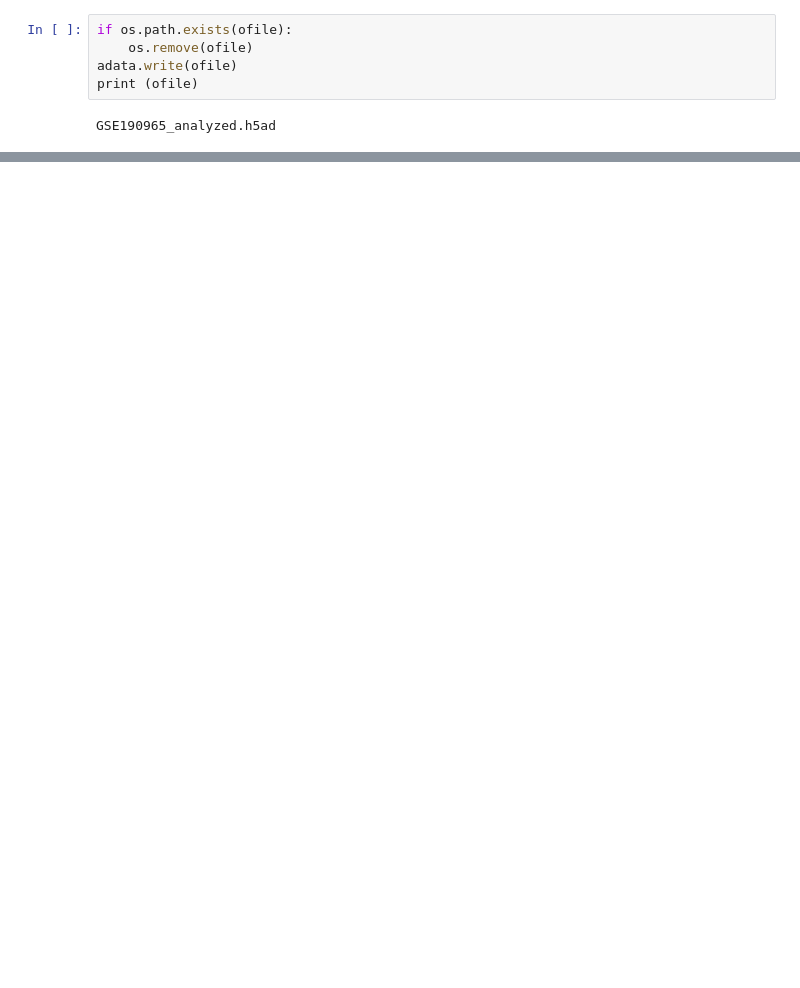
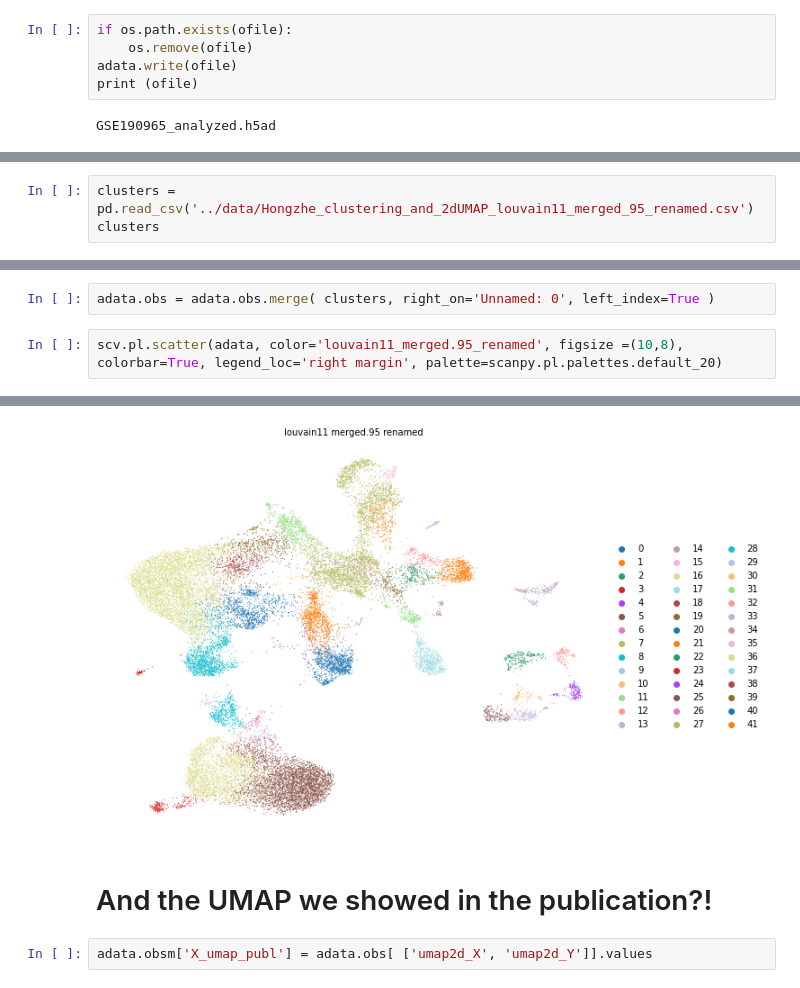
Before and after one commit to Hongzhe2022/MSC_BM_scripts, a Jupyter notebook: scripts/Load_GEO_data_analyze_it.ipynb, the cells around one changed output, grey strips where cells are left out. Cells and saved outputs as stored; diff of their text form; blank space fills up the shorter version.

Commit message:
Load clusters and old UMAP into Python, too.

```diff
--- a/scripts/Load_GEO_data_analyze_it.ipynb
+++ b/scripts/Load_GEO_data_analyze_it.ipynb
@@ -212,0 +215,3 @@ GSE190965_analyzed.h5ad
+# %%
+clusters = pd.read_csv('../data/Hongzhe_clustering_and_2dUMAP_louvain11_merged_95_renamed.csv')
+clusters
@@ -212,0 +232,5 @@ GSE190965_analyzed.h5ad
+# %%
+adata.obs = adata.obs.merge( clusters, right_on='Unnamed: 0', left_index=True )
+# %%
+scv.pl.scatter(adata, color='louvain11_merged.95_renamed', figsize =(10,8), colorbar=True, legend_loc='right margin', palette=scanpy.pl.palettes.default_20)
+# %% [output]
@@ -212,0 +238,5 @@ GSE190965_analyzed.h5ad
+[figure, added]
+# %% [markdown]
+# And the UMAP we showed in the publication?!
+# %%
+adata.obsm['X_umap_publ'] = adata.obs[ ['umap2d_X', 'umap2d_Y']].values
```
Also changed, not shown: parts of 10 cells of this notebook, 1 other file.
